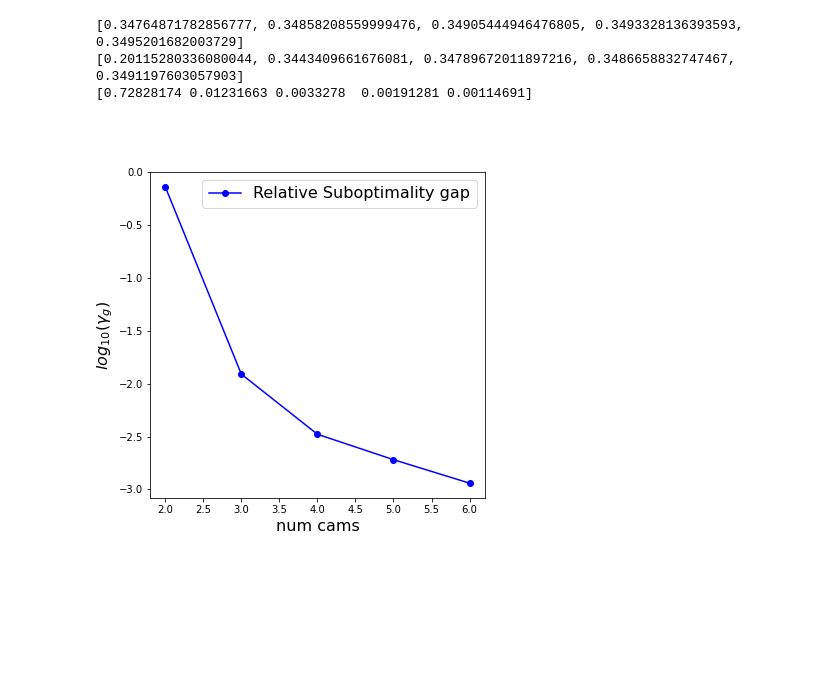
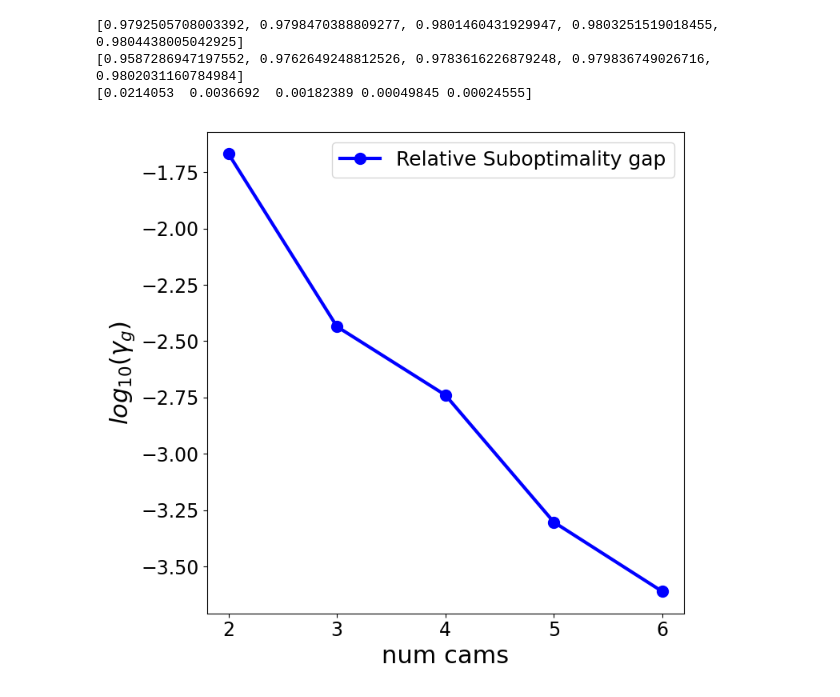
Before and after one commit to PushyamiKaveti/optimal_camera_placement, a Jupyter notebook: result plots.ipynb, the cells around one changed output. Saved outputs shown, nothing was run; the diff lists cells and outputs as text; code cells hidden in the pictures; blank space fills up the shorter version.

```diff
--- a/result plots.ipynb
+++ b/result plots.ipynb
@@ -4,7 +4,7 @@ import numpy as np
 import matplotlib.pyplot as plt
 import os
 # %%
-results_path = "/home/auv/software/Koolaid/GeneralizedCameraToolbox/optimal_camera_placement/latest_optcam_res/forward"
+results_path = "/home/auv/software/optimal_camera_placement/results_forward"
 res_folders = os.listdir(results_path)
 res_folders.sort()
 for i, fol in enumerate(res_folders):
@@ -633,31 +692,38 @@ plt.show()
 # %%
 #plot the suboptimality gap between greedy and cvx relxation
 # (unr_score - greedy_score)/greedyscore
-f_size=16
+f_size=22
 t_name="Lateral"
 def plot_suboptim_gap_all( num_cams_list,score_list_g, score_list_unr_fw, num_trajs, traj_names   ):
-    plt.figure(figsize=(6, 6*num_trajs))
+    plt.figure(figsize=(7.5, 7*num_trajs))
+    linewid= 3.0
     assert( num_trajs == len(traj_names))
     for traj in range(num_trajs):
         plt.subplot(num_trajs, 1, traj+1)
 
         sub_optim_gap = (np.array(score_med_list_unr_fw[traj]) - np.array(score_med_list_g[traj]) )/np.array(score_med_list_g[traj])
         print(score_med_list_unr_fw[traj])
         print(score_med_list_g[traj])
         print(sub_optim_gap)
-        plt.plot(num_cams_list, np.log10(sub_optim_gap.tolist()), 'bo-', label="Relative Suboptimality gap",)
+        plt.plot(num_cams_list, np.log10(sub_optim_gap.tolist()), 'bo-', label="Relative Suboptimality gap",linewidth =linewid,markersize=10)
 
 
-        plt.legend(fontsize=f_size)
+        plt.legend(fontsize=f_size-4, loc='upper right')
         #plt.title(t_name,fontsize=f_size)
         plt.xlabel("num cams", fontsize=f_size)
         plt.ylabel("$log_{10}(\gamma_g$)", fontsize=f_size)
+        plt.yticks(fontsize = f_size-5)
+        xint = []
+        for each in num_cams_list:
+            xint.append(int(each))
+        plt.xticks(xint,fontsize=f_size-5)
 plot_suboptim_gap_all( num_cams_list,score_list_g, score_list_unr_fw, num_trajs, ['random']   )
+plt.tight_layout()
 # %% [output]
-[0.34764871782856777, 0.34858208559999476, 0.34905444946476805, 0.3493328136393593, 0.3495201682003729]
-[0.20115280336080044, 0.3443409661676081, 0.34789672011897216, 0.3486658832747467, 0.3491197603057903]
-[0.72828174 0.01231663 0.0033278  0.00191281 0.00114691]
+[0.9792505708003392, 0.9798470388809277, 0.9801460431929947, 0.9803251519018455, 0.9804438005042925]
+[0.9587286947197552, 0.9762649248812526, 0.9783616226879248, 0.979836749026716, 0.9802031160784984]
+[0.0214053  0.0036692  0.00182389 0.00049845 0.00024555]
-[figure, old version]
+[figure, new version]
 # %%
 ############################################################################################################
 ######
```
Also changed, not shown: parts of 5 cells of this notebook, 15 other files.
